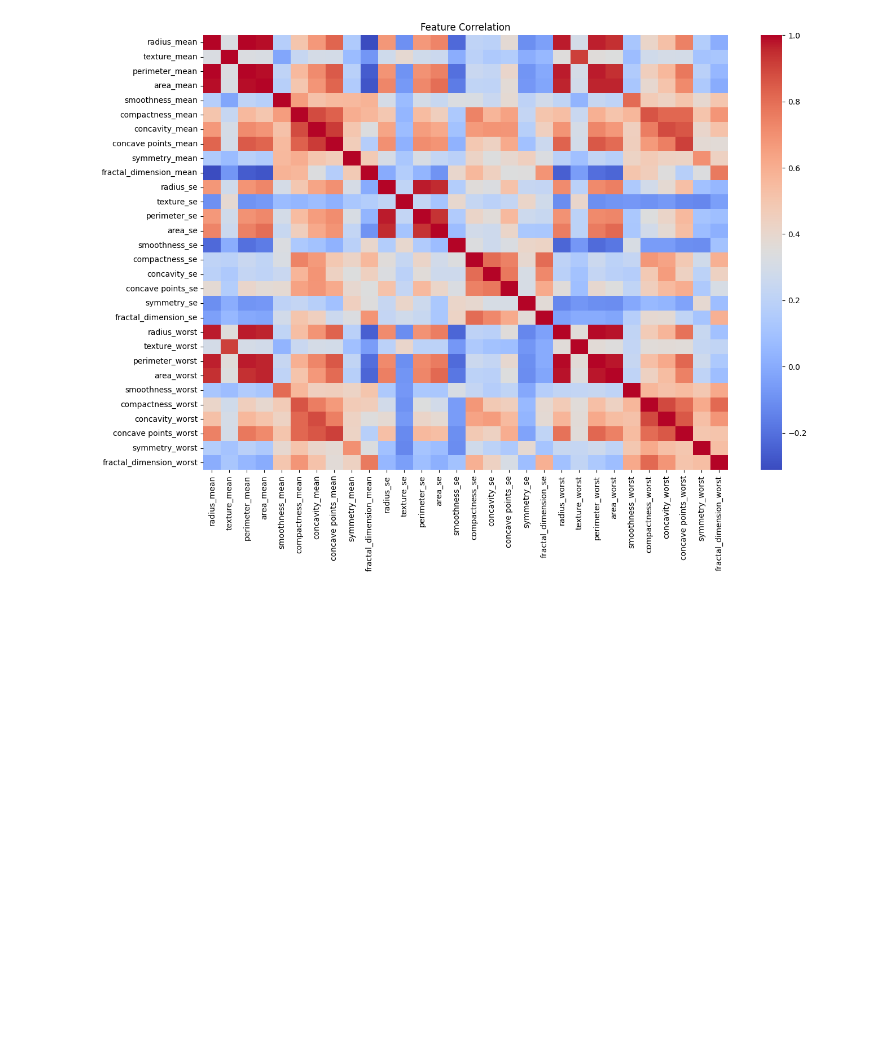
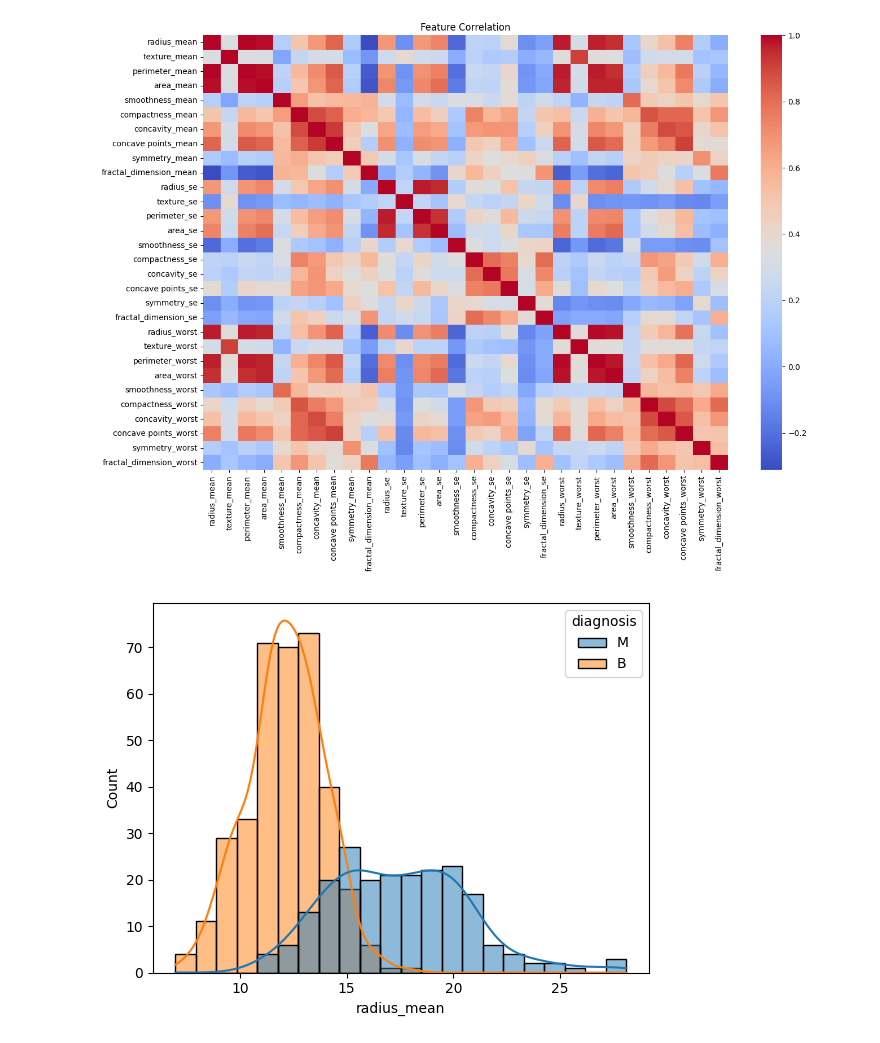
Before and after one commit to adityaupadhayay066-droid/ybi-Foundation-internship-project, a Jupyter notebook: Cancer_prediction.ipynb, the cells around one changed output. Saved outputs shown, nothing was run; the diff lists cells and outputs as text; code cells hidden in the pictures; blank space fills up the shorter version.

Commit message:
plotting the dataset in histplot

```diff
--- a/Cancer_prediction.ipynb
+++ b/Cancer_prediction.ipynb
@@ -93,3 +93,14 @@ plt.title("Feature Correlation")
 plt.show()
 # %% [output]
 [figure]
+# %%
+sns.histplot(
+    data=cancer,
+    x="radius_mean",
+    hue="diagnosis",
+    kde=True
+)
+
+plt.show()
+# %% [output]
+[figure, added]
```
